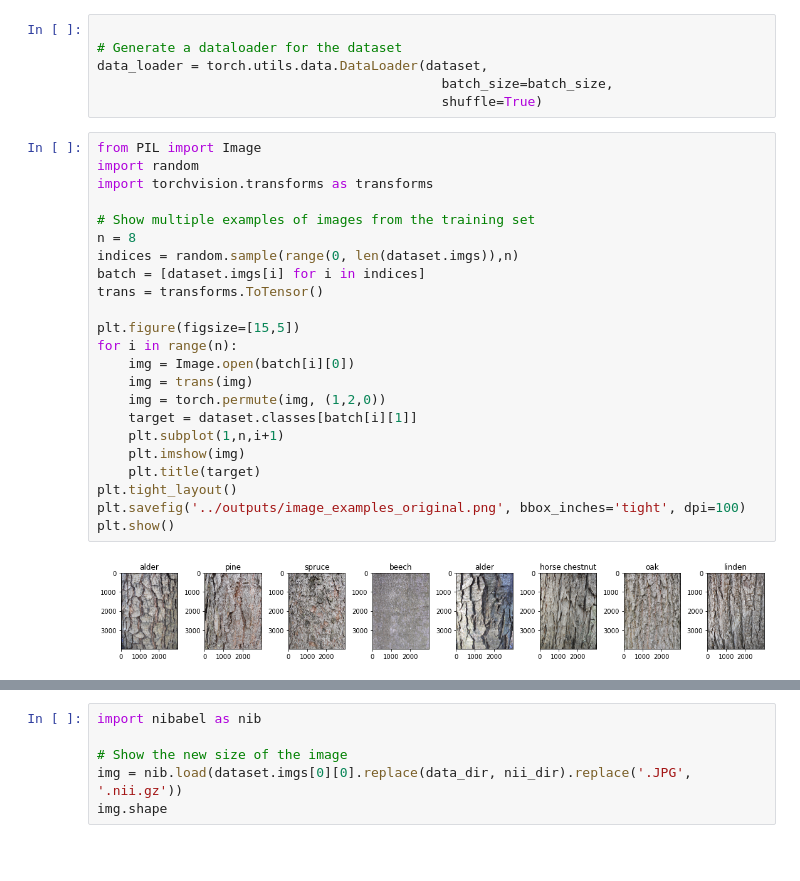
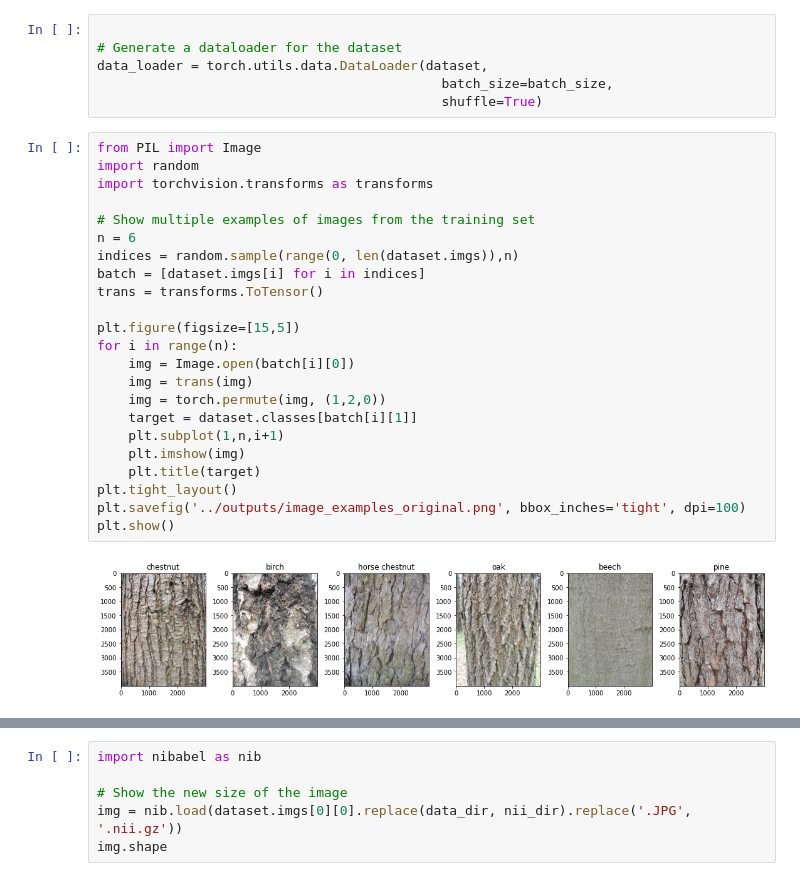
Before and after one commit to MahsaPaknezhad/RadiomicsTutorial, a Jupyter notebook: tree_bark_identification.ipynb, the cells around one changed output, grey strips where cells are left out. Saved outputs shown, nothing was run; the diff lists cells and outputs as text; blank space fills up the shorter version.

```diff
--- a/tree_bark_identification.ipynb
+++ b/tree_bark_identification.ipynb
@@ -41,28 +41,28 @@ data_loader = torch.utils.data.DataLoader(dataset,
 # %%
 from PIL import Image
 import random
 import torchvision.transforms as transforms
 
 # Show multiple examples of images from the training set
-n = 8
+n = 6
 indices = random.sample(range(0, len(dataset.imgs)),n)
 batch = [dataset.imgs[i] for i in indices]
 trans = transforms.ToTensor()
 
 plt.figure(figsize=[15,5])
 for i in range(n):
     img = Image.open(batch[i][0])
     img = trans(img)
     img = torch.permute(img, (1,2,0))
     target = dataset.classes[batch[i][1]]
     plt.subplot(1,n,i+1)
     plt.imshow(img)
     plt.title(target)
 plt.tight_layout()
 plt.savefig('../outputs/image_examples_original.png', bbox_inches='tight', dpi=100)
 plt.show()
 # %% [output]
-[figure, old version]
+[figure, new version]
 # %%
 import numpy as np
 import nibabel as nib
```
Also changed, not shown: parts of 9 cells of this notebook.
